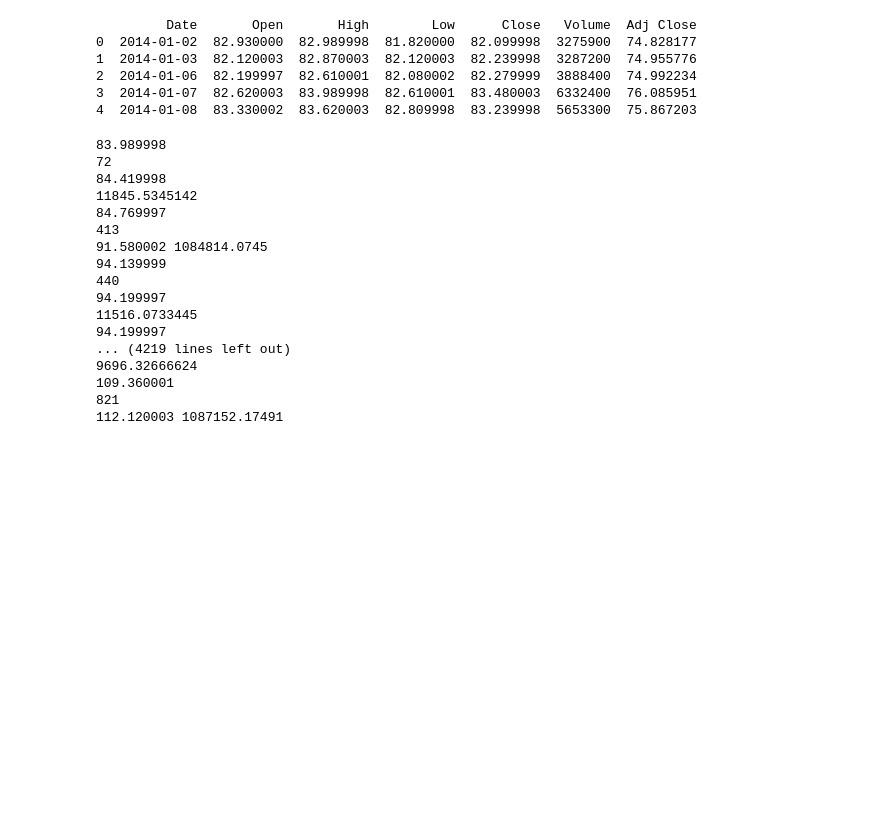
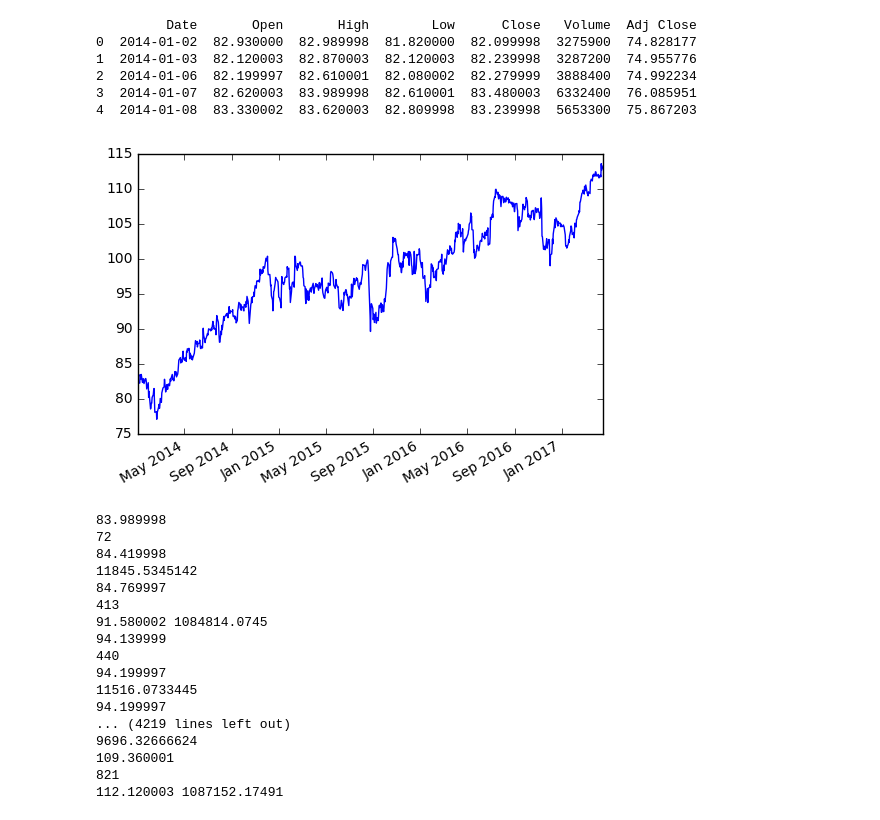
Before and after one commit to LingxiangYu/new_staff, a Jupyter notebook: STAT4261_project/pep_breakout.ipynb, the cells around one changed output. Cells and saved outputs as stored; diff of their text form; code cells hidden in the pictures; blank space fills up the shorter version.

```diff
--- a/STAT4261_project/pep_breakout.ipynb
+++ b/STAT4261_project/pep_breakout.ipynb
@@ -15,6 +15,13 @@ print data.head()
 2  2014-01-06  82.199997  82.610001  82.080002  82.279999  3888400  74.992234
 3  2014-01-07  82.620003  83.989998  82.610001  83.480003  6332400  76.085951
 4  2014-01-08  83.330002  83.620003  82.809998  83.239998  5653300  75.867203
+# %%
+fig, ax = plt.subplots()
+ax.plot_date(data['Date'], data['Close'], '-')
+fig.autofmt_xdate()
+plt.show()
+# %% [output]
+[figure, added]
 # %%
 #define variables
 initial_value = 1000000 #trade size--1000 shares of coca 'KO' stock, assume I have enough fund to buy 1000 shares
```
Also changed, not shown: 3 other files.
